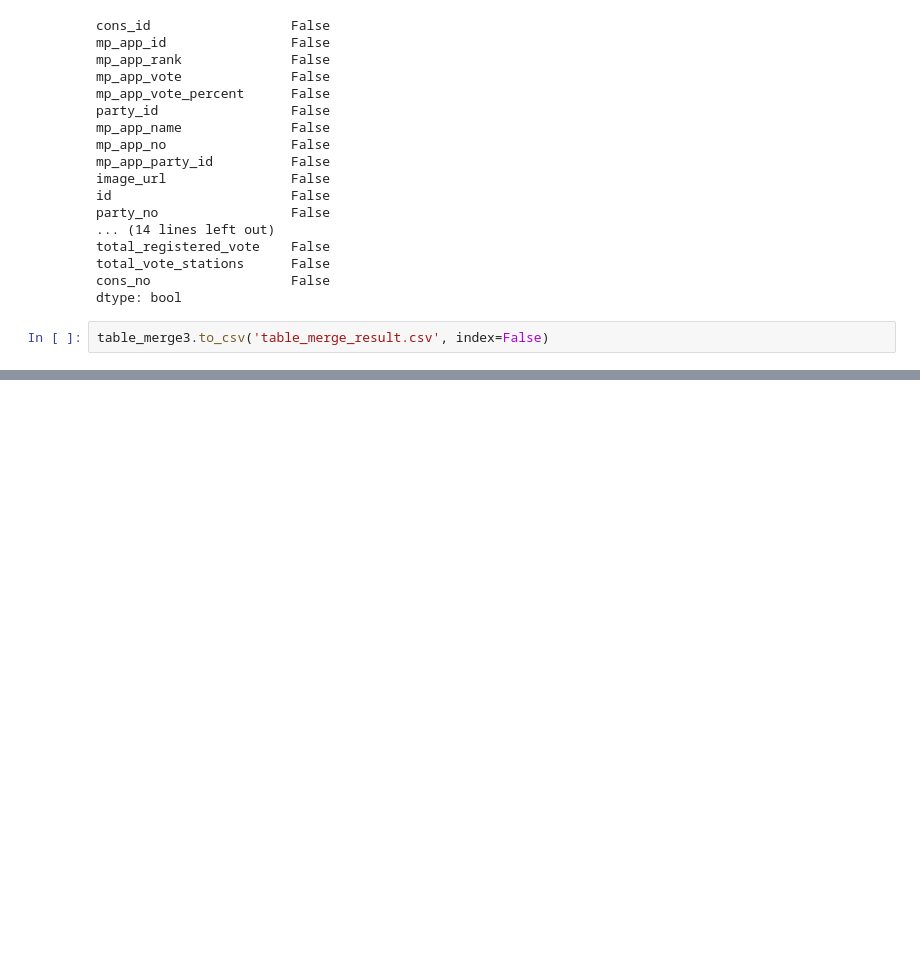
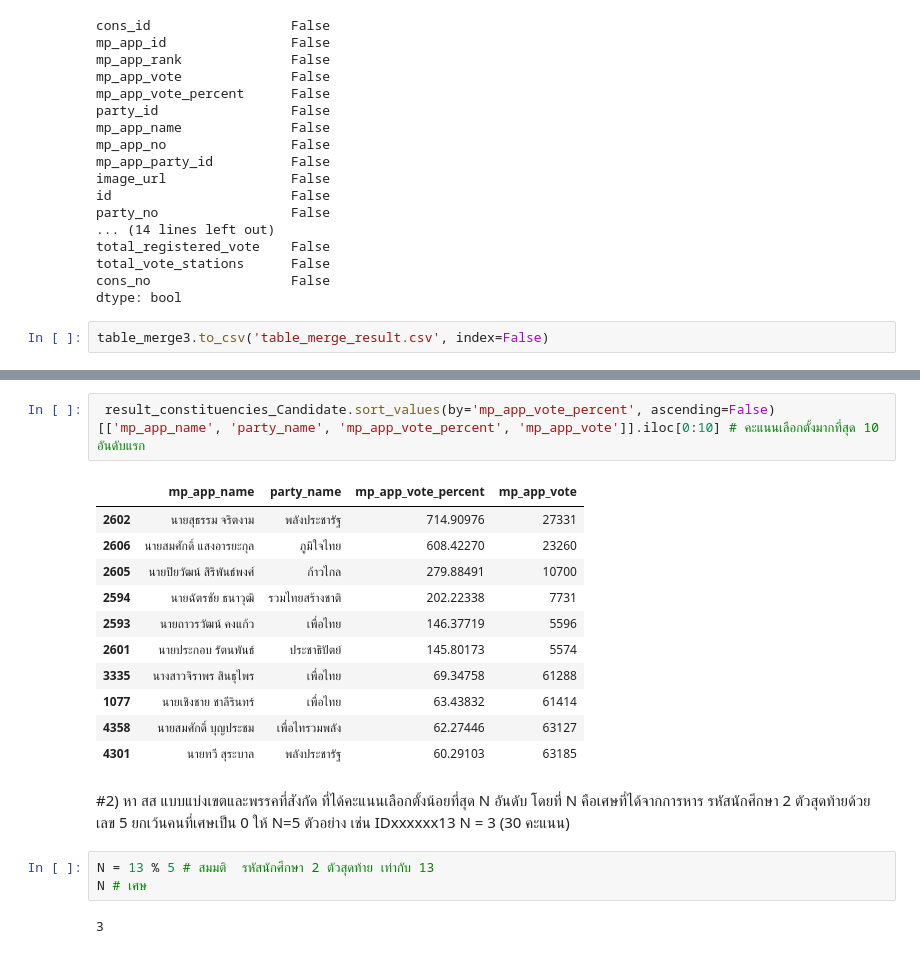
Before and after one commit to Thewaiii/python_dataviz2023, a Jupyter notebook: Untitled1.ipynb, the cells around one changed output, grey strips where cells are left out. Cells and saved outputs as stored; diff of their text form; blank space fills up the shorter version.

```diff
--- a/Untitled1.ipynb
+++ b/Untitled1.ipynb
@@ -286,0 +386,21 @@ table_merge3.to_csv('table_merge_result.csv', index=False)
+# %%
+ result_constituencies_Candidate.sort_values(by='mp_app_vote_percent', ascending=False)[['mp_app_name', 'party_name', 'mp_app_vote_percent', 'mp_app_vote']].iloc[0:10] # คะแนนเลือกตั้งมากที่สุด 10 อันดับแรก
+# %% [output]
+|  | mp_app_name | party_name | mp_app_vote_percent | mp_app_vote |
+| 2602 | นายสุธรรม จริตงาม | พลังประชารัฐ | 714.90976 | 27331 |
+| 2606 | นายสมศักดิ์ แสงอารยะกุล | ภูมิใจไทย | 608.42270 | 23260 |
+| 2605 | นายปิยวัฒน์ สิริพันธ์พงศ์ | ก้าวไกล | 279.88491 | 10700 |
+| 2594 | นายฉัตรชัย ธนาวุฒิ | รวมไทยสร้างชาติ | 202.22338 | 7731 |
+| 2593 | นายถาวรวัฒน์ คงแก้ว | เพื่อไทย | 146.37719 | 5596 |
+| 2601 | นายประกอบ รัตนพันธ์ | ประชาธิปัตย์ | 145.80173 | 5574 |
+| 3335 | นางสาวจิราพร สินธุไพร | เพื่อไทย | 69.34758 | 61288 |
+| 1077 | นายเชิงชาย ชาลีรินทร์ | เพื่อไทย | 63.43832 | 61414 |
+| 4358 | นายสมศักดิ์ บุญประชม | เพื่อไทรวมพลัง | 62.27446 | 63127 |
+| 4301 | นายทวี สุระบาล | พลังประชารัฐ | 60.29103 | 63185 |
+# %% [markdown]
+#2) หา สส แบบแบ่งเขตและพรรคที่สังกัด ที่ได้คะแนนเลือกตั้งน้อยที่สุด N อันดับ โดยที่ N คือเศษที่ได้จากการหาร รหัสนักศึกษา 2 ตัวสุดท้ายด้วย เลข 5 ยกเว้นคนที่เศษเป็น 0 ให้ N=5 ตัวอย่าง เช่น IDxxxxxx13 N = 3 (30 คะแนน)
+# %%
+N = 13 % 5 # สมมติ  รหัสนักศึกษา 2 ตัวสุดท้าย เท่ากับ 13
+N # เศษ
+# %% [output]
+3
```
Also changed, not shown: parts of 31 cells of this notebook.
